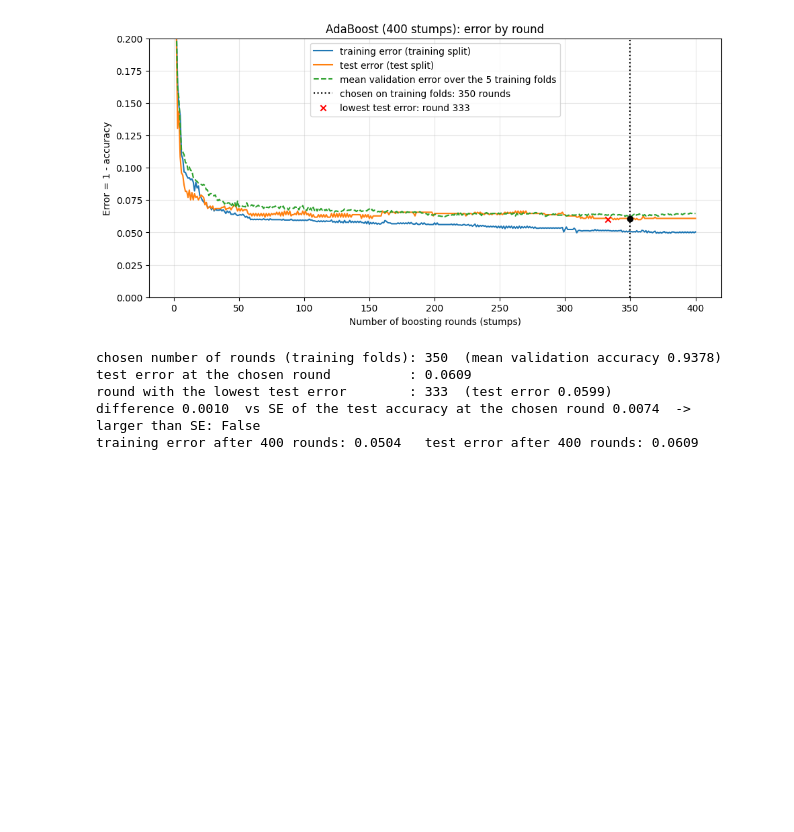
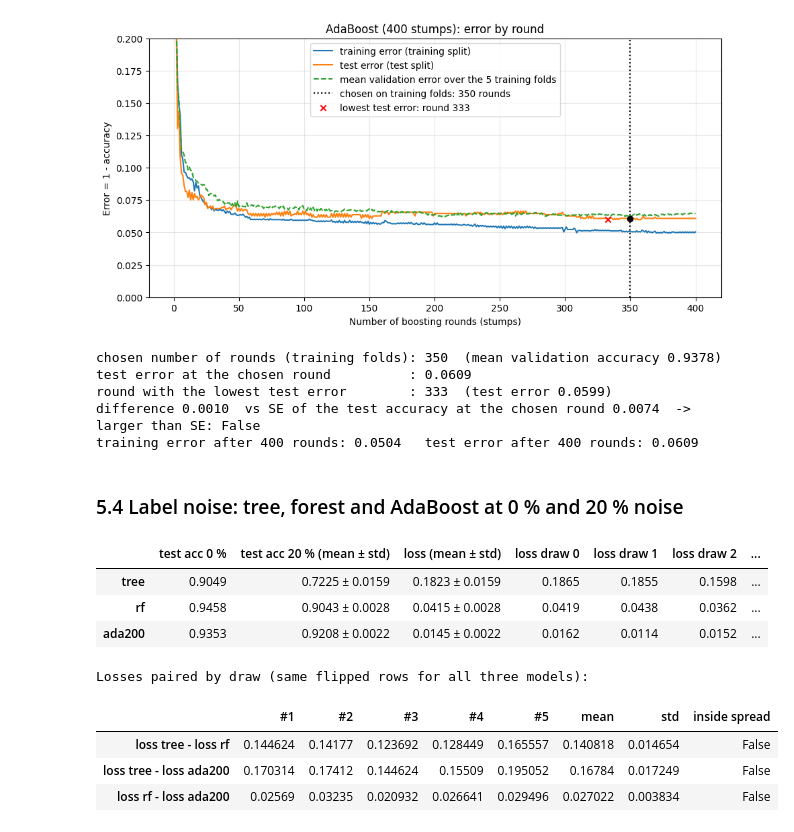
Before and after one commit to Uni-courses-CSS3004-ENG-1/task-04-ML-course, a Jupyter notebook: Imamsidikov_task4.ipynb, the cells around one changed output. Saved outputs shown, nothing was run; the diff lists cells and outputs as text; code cells hidden in the pictures; blank space fills up the shorter version.

Commit message:
Part 5: label-noise table for tree, forest and AdaBoost over five draws, weight share on flipped rows, answers
Co-Authored-By: Claude Opus 5.5 <noreply@anthropic.com>

```diff
--- a/Imamsidikov_task4.ipynb
+++ b/Imamsidikov_task4.ipynb
@@ -697,3 +697,54 @@ test error at the chosen round          : 0.0609
 round with the lowest test error        : 333  (test error 0.0599)
 difference 0.0010  vs SE of the test accuracy at the chosen round 0.0074  -> larger than SE: False
 training error after 400 rounds: 0.0504   test error after 400 rounds: 0.0609
+# %% [markdown]
+### 5.4 Label noise: tree, forest and AdaBoost at 0 % and 20 % noise
+# %%
+def flip_labels(y, rate, seed):
+    rng = np.random.default_rng(seed)
+    idx = rng.choice(len(y), size=round(rate * len(y)), replace=False)
+    y_noisy = y.copy()
+    y_noisy[idx] = 1 - y_noisy[idx]
+    return y_noisy, idx
+
+
+ada200 = AdaBoostClassifier(n_estimators=200, random_state=SEED)
+noise_models = {"tree": tree, "rf": rf, "ada200": ada200}
+clean_acc = {k: clone(m).fit(X_train, y_train).score(X_test, y_test) for k, m in noise_models.items()}
+noisy_acc = {k: [] for k in noise_models}
+weight_share, n_stumps = [], []
+for r in range(5):
+    y_noisy, idx = flip_labels(y_train, 0.20, SEED + r)            # only training labels are flipped
+    for k, m in noise_models.items():
+        fitted_noisy = clone(m).fit(X_train, y_noisy)
+        noisy_acc[k].append(fitted_noisy.score(X_test, y_test))   # scored on the clean test labels
+        if k == "ada200":                                         # 5.5: replay the weights of all stumps
+            w = np.full(n_train, 1 / n_train)
+            for stump in fitted_noisy.estimators_:
+                _, w = adaboost_step(y_noisy, stump.predict(X_train), w)
+            weight_share.append(w[idx].sum())
+            n_stumps.append(len(fitted_noisy.estimators_))
+
+loss = {k: clean_acc[k] - np.array(noisy_acc[k]) for k in noise_models}
+noise_table = pd.DataFrame({
+    "test acc 0 %": {k: f"{clean_acc[k]:.4f}" for k in noise_models},
+    "test acc 20 % (mean ± std)": {k: f"{np.mean(noisy_acc[k]):.4f} ± {np.std(noisy_acc[k]):.4f}" for k in noise_models},
+    "loss (mean ± std)": {k: f"{loss[k].mean():.4f} ± {loss[k].std():.4f}" for k in noise_models},
+    **{f"loss draw {r}": {k: f"{loss[k][r]:.4f}" for k in noise_models} for r in range(5)}})
+noise_table
+# %% [output]
+|  | test acc 0 % | test acc 20 % (mean ± std) | loss (mean ± std) | loss draw 0 | loss draw 1 | loss draw 2 | ... |
+| tree | 0.9049 | 0.7225 ± 0.0159 | 0.1823 ± 0.0159 | 0.1865 | 0.1855 | 0.1598 | ... |
+| rf | 0.9458 | 0.9043 ± 0.0028 | 0.0415 ± 0.0028 | 0.0419 | 0.0438 | 0.0362 | ... |
+| ada200 | 0.9353 | 0.9208 ± 0.0022 | 0.0145 ± 0.0022 | 0.0162 | 0.0114 | 0.0152 | ... |
+# %%
+print("Losses paired by draw (same flipped rows for all three models):")
+pd.DataFrame({"loss tree - loss rf": paired(loss["tree"], loss["rf"]),
+              "loss tree - loss ada200": paired(loss["tree"], loss["ada200"]),
+              "loss rf - loss ada200": paired(loss["rf"], loss["ada200"])}).T.round(4)
+# %% [output]
+Losses paired by draw (same flipped rows for all three models):
+|  | #1 | #2 | #3 | #4 | #5 | mean | std | inside spread |
+| loss tree - loss rf | 0.144624 | 0.14177 | 0.123692 | 0.128449 | 0.165557 | 0.140818 | 0.014654 | False |
+| loss tree - loss ada200 | 0.170314 | 0.17412 | 0.144624 | 0.15509 | 0.195052 | 0.16784 | 0.017249 | False |
+| loss rf - loss ada200 | 0.02569 | 0.03235 | 0.020932 | 0.026641 | 0.029496 | 0.027022 | 0.003834 | False |
```
Also changed, not shown: parts of 3 cells of this notebook.
